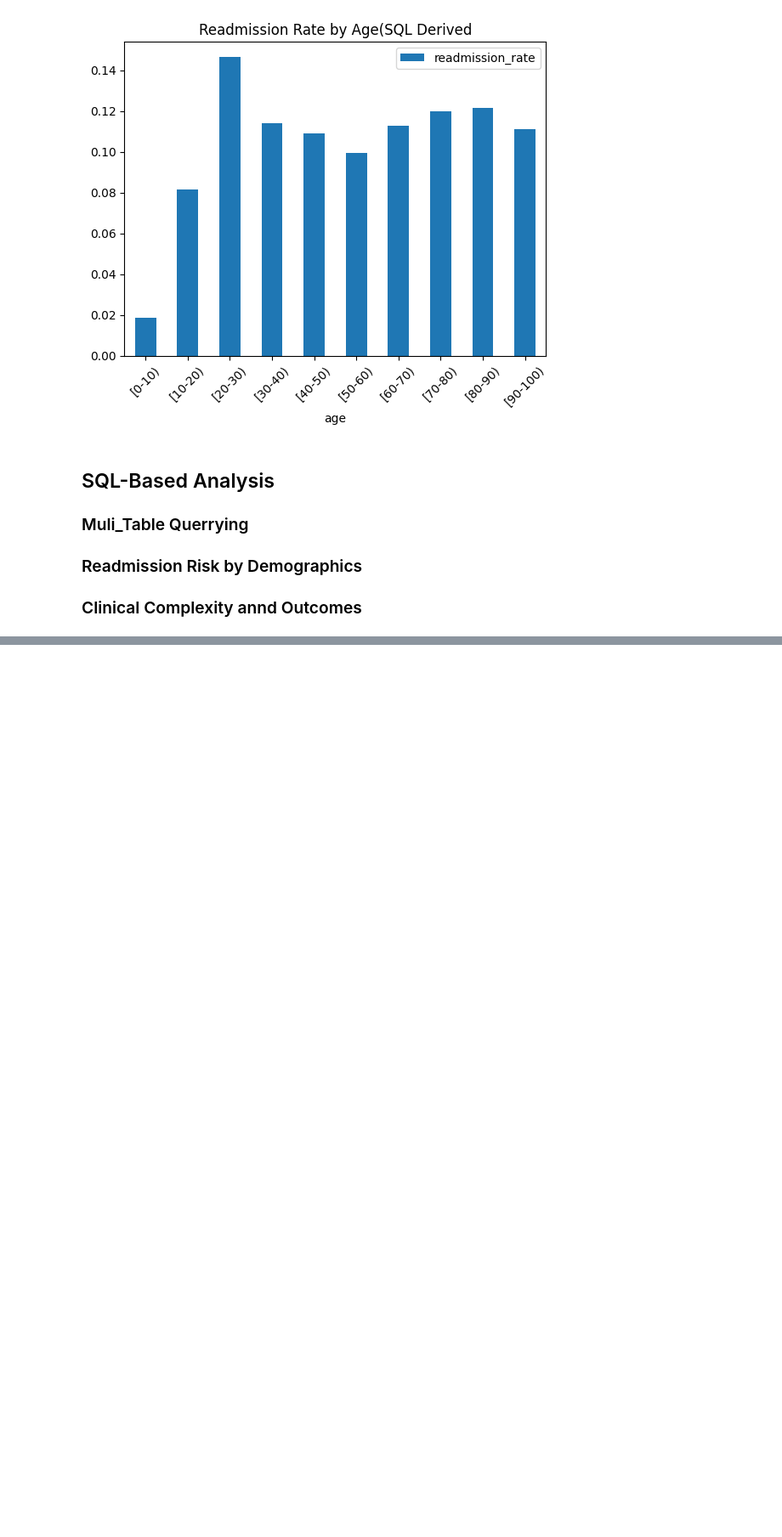
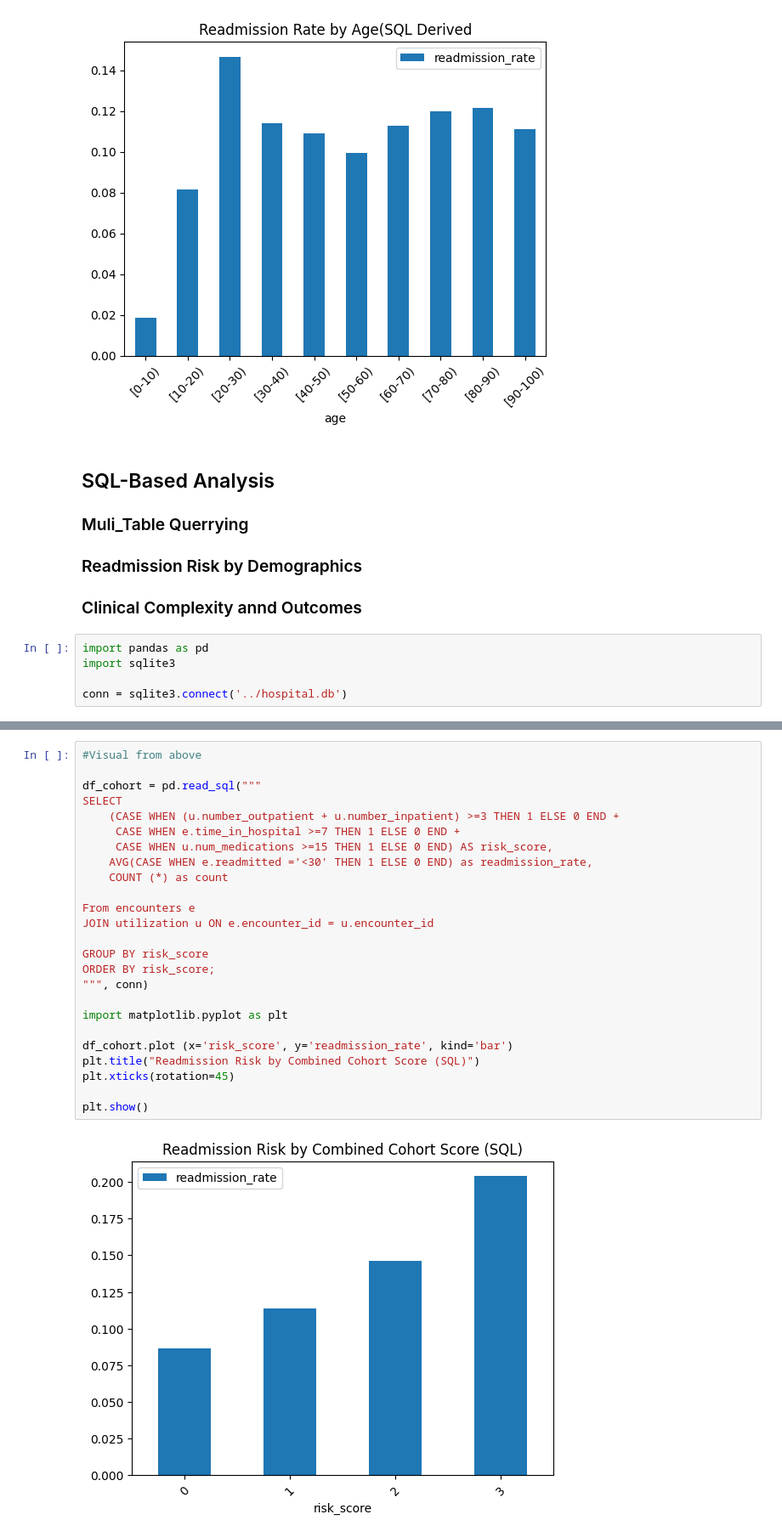
Before and after one commit to brakonsc/patient-readmission-risk-predictor, a Jupyter notebook: notebooks/02_sql_analysis.ipynb, the cells around one changed output, grey strips where cells are left out. Shown at 85% size. Saved outputs shown, nothing was run; the diff lists cells and outputs as text; blank space fills up the shorter version.

Commit message:
Implemented cohort analysis and patient segmentationusing SQL

```diff
--- a/notebooks/02_sql_analysis.ipynb
+++ b/notebooks/02_sql_analysis.ipynb
@@ -230,3 +230,8 @@ plt.show()
 ### Muli_Table Querrying
 ### Readmission Risk by Demographics
 ### Clinical Complexity annd Outcomes
+# %%
+import pandas as pd
+import sqlite3
+
+conn = sqlite3.connect('../hospital.db')
@@ -232,0 +444,27 @@ plt.show()
+# %%
+#Visual from above
+
+df_cohort = pd.read_sql("""
+SELECT
+    (CASE WHEN (u.number_outpatient + u.number_inpatient) >=3 THEN 1 ELSE 0 END +
+     CASE WHEN e.time_in_hospital >=7 THEN 1 ELSE 0 END +
+     CASE WHEN u.num_medications >=15 THEN 1 ELSE 0 END) AS risk_score,
+    AVG(CASE WHEN e.readmitted ='<30' THEN 1 ELSE 0 END) as readmission_rate,
+    COUNT (*) as count
+
+From encounters e
+JOIN utilization u ON e.encounter_id = u.encounter_id
+
+GROUP BY risk_score
+ORDER BY risk_score;
+""", conn)
+
+import matplotlib.pyplot as plt
+
+df_cohort.plot (x='risk_score', y='readmission_rate', kind='bar')
+plt.title("Readmission Risk by Combined Cohort Score (SQL)")
+plt.xticks(rotation=45)
+
+plt.show()
+# %% [output]
+[figure, added]
```
Also changed, not shown: parts of 9 cells of this notebook.
